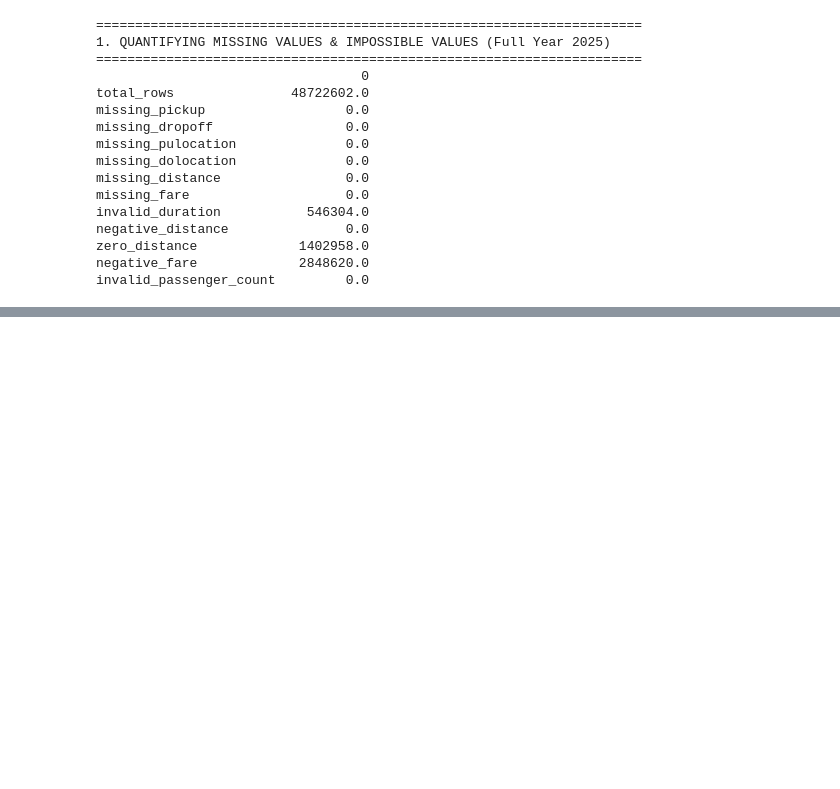
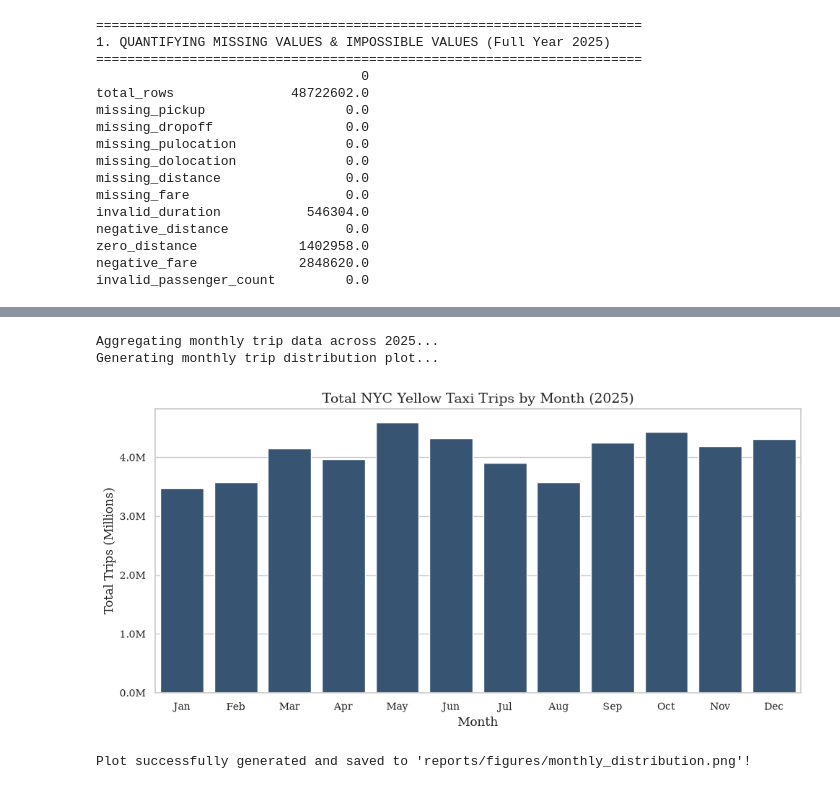
Before and after one commit to CDsonji/NYC-TLC-Trip-Record-Data-Analysis-, a Jupyter notebook: notebooks/data_audit.ipynb, the cells around one changed output, grey strips where cells are left out. Cells and saved outputs as stored; diff of their text form; code cells hidden in the pictures; blank space fills up the shorter version.

```diff
--- a/notebooks/data_audit.ipynb
+++ b/notebooks/data_audit.ipynb
@@ -142,0 +279,45 @@ invalid_passenger_count         0.0
+# %%
+# Connect to DuckDB in-memory database
+con = duckdb.connect(database=':memory:')
+
+print("Aggregating monthly trip data across 2025...")
+monthly_query = """
+SELECT
+    EXTRACT(MONTH FROM tpep_pickup_datetime) AS month_num,
+    COUNT(*) AS monthly_trips
+FROM '../data/raw/yellow_tripdata_2025-*.parquet'
+GROUP BY month_num
+ORDER BY month_num;
+"""
+df_monthly = con.execute(monthly_query).df()
+con.close()
+
+# Map numeric months to 3-letter abbreviations
+month_names = ['Jan', 'Feb', 'Mar', 'Apr', 'May', 'Jun', 'Jul', 'Aug', 'Sep', 'Oct', 'Nov', 'Dec']
+df_monthly['month_name'] = [month_names[int(m)-1] for m in df_monthly['month_num']]
+
+print("Generating monthly trip distribution plot...")
+plt.figure(figsize=(10, 5))
+ax = sns.barplot(
+    x='month_name',
+    y='monthly_trips',
+    data=df_monthly,
+    color='#2D557D'
+)
+plt.title('Total NYC Yellow Taxi Trips by Month (2025)')
+plt.xlabel('Month')
+plt.ylabel('Total Trips (Millions)')
+
+# Format y-axis ticks in millions (e.g., 3.0M, 4.0M)
+ax.yaxis.set_major_formatter(plt.FuncFormatter(lambda x, loc: f"{x*1e-6:.1f}M"))
+
+# Save figure for your LaTeX report
+plt.savefig('../reports/figures/monthly_distribution.png', dpi=300)
+plt.show()
+
+print("Plot successfully generated and saved to 'reports/figures/monthly_distribution.png'!")
+# %% [output]
+Aggregating monthly trip data across 2025...
+Generating monthly trip distribution plot...
+[figure, added]
+Plot successfully generated and saved to 'reports/figures/monthly_distribution.png'!
```
Also changed, not shown: parts of 4 cells of this notebook, 25 other files.
